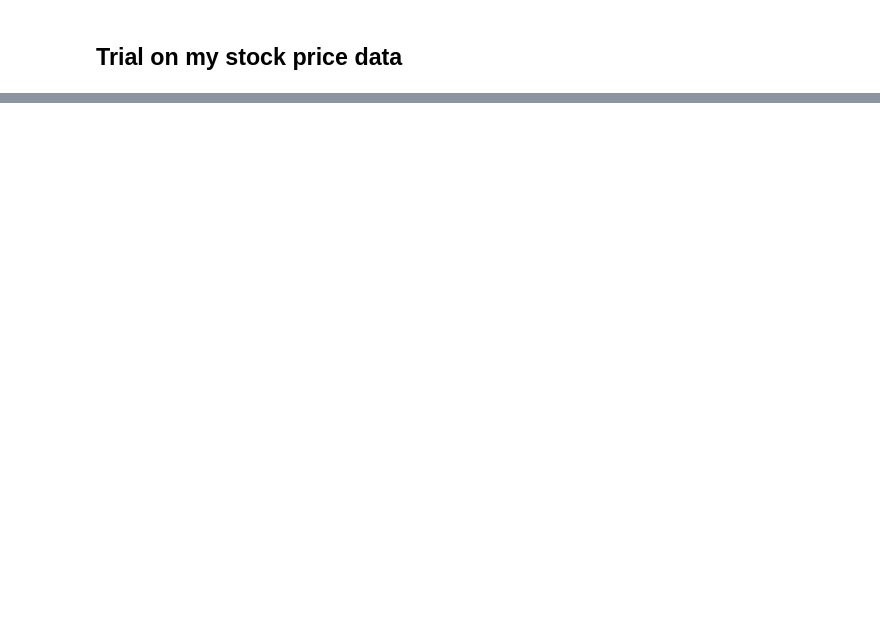
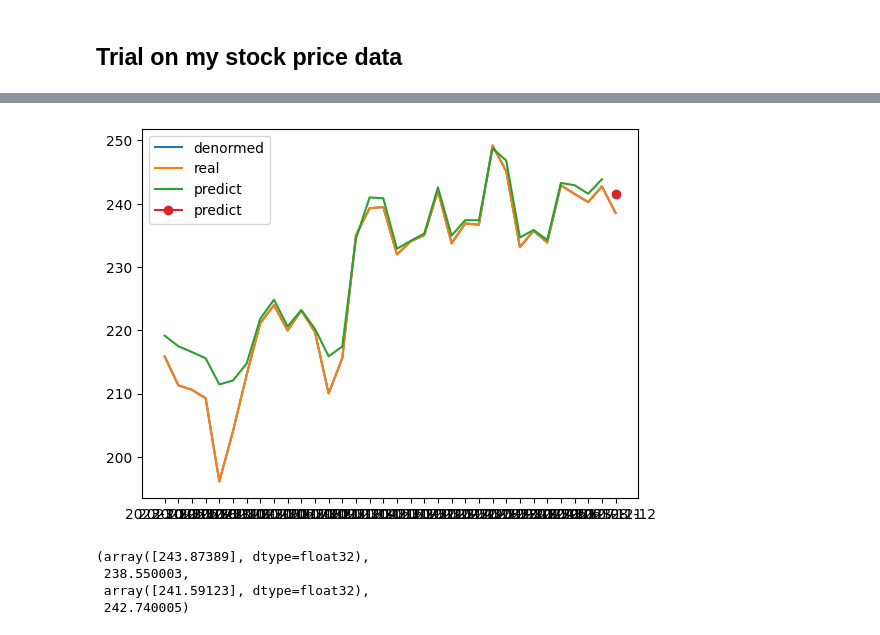
Before and after one commit to lrpalmer27/ForcePredictionRNN, a Jupyter notebook: devl.ipynb, the cells around one changed output, grey strips where cells are left out. Drawn from its saved outputs; the diff is of its cells as text; code cells hidden in the pictures; blank space fills up the shorter version.

Commit message:
finalizing future predictions for tesla price predictor as a working example, to prepare to port over to ice load predictions

```diff
--- a/devl.ipynb
+++ b/devl.ipynb
@@ -56,4 +54,4 @@ def splitDataset(X,Y,threshold=0.8,valsize=0.01):
 
     return x_train,y_train,x_val,y_val,x_test,y_test
 
-x_train,y_train,x_val,y_val,x_test,y_test=splitDataset(X,Y)
+x_train_0,y_train_0,x_val_0,y_val_0,x_test_0,y_test_0=splitDataset(X,Y)
@@ -157,3 +208,3 @@ Epoch 15/40
 # %%
 from tensorflow.keras.models import load_model
-model=load_model('model/'')
+model=load_model(logspath)
@@ -226,0 +308,7 @@ plt.show()
+# %%
+x_test[-10]
+# x_test[-1,:],x_test[33,:] # these are equal
+x_test.shape,x_test[(x_test.shape[0]-windowSize-1):-1,:].shape
+
+x_set4Predict=x_test[-2:-1,:]
+x_set4Predict.shape,x_test.shape
@@ -226,0 +317,4 @@ plt.show()
+# %%
+val_predictions=model.predict(x_val)
+test_predictions=model.predict(x_test)
+future_predict=model.predict(x_set4Predict)
@@ -226,0 +325,33 @@ plt.show()
+# %%
+## un-normalize data so that we can have the context to it
+def unNormalize(normddata,meann,stddev):
+    # print(meann,stddev)
+    orig=normddata*stddev + meann
+    return orig
+
+normed_ytrain=unNormalize(y_train,unNormData['ytrain'][0],unNormData['ytrain'][1])
+normed_yval=unNormalize(y_val,unNormData['yval'][0],unNormData['yval'][1])
+normed_ytest=unNormalize(y_test,unNormData['ytest'][0],unNormData['ytest'][1])
+
+normValPreedict=unNormalize(val_predictions,unNormData['yval'][0],unNormData['yval'][1])
+normTestPredictions=unNormalize(test_predictions,unNormData['ytest'][0],unNormData['ytest'][1])
+normed_futurePrediction=unNormalize(future_predict,unNormData['ytest'][0],unNormData['ytest'][1])
+
+
+#  THIS SECTION VALIDATES THAT THE DE-NORMALIZATION PROCEDURE IS WORKING
+
+plt.plot(testDates,normed_ytest,label='denormed')
+plt.plot(testDates,df.Open[-normed_ytest.shape[0]:df.shape[0]].tolist(),label="real")
+plt.plot(testDates[:-1],normTestPredictions.flatten()[1:],label="predict")
+plt.plot(testDates[len(testDates)-1],normed_futurePrediction,label="predict",marker='o')
+plt.legend()
+plt.show()
+# %% [output]
+[figure, added]
+# %%
+normTestPredictions[-1],normed_ytest[-1],normTestPredictions[-2],normed_ytest[-2]
+# %% [output]
+(array([243.87389], dtype=float32),
+ 238.550003,
+ array([241.59123], dtype=float32),
+ 242.740005)
```
Also changed, not shown: parts of 27 cells of this notebook, 10 other files.
